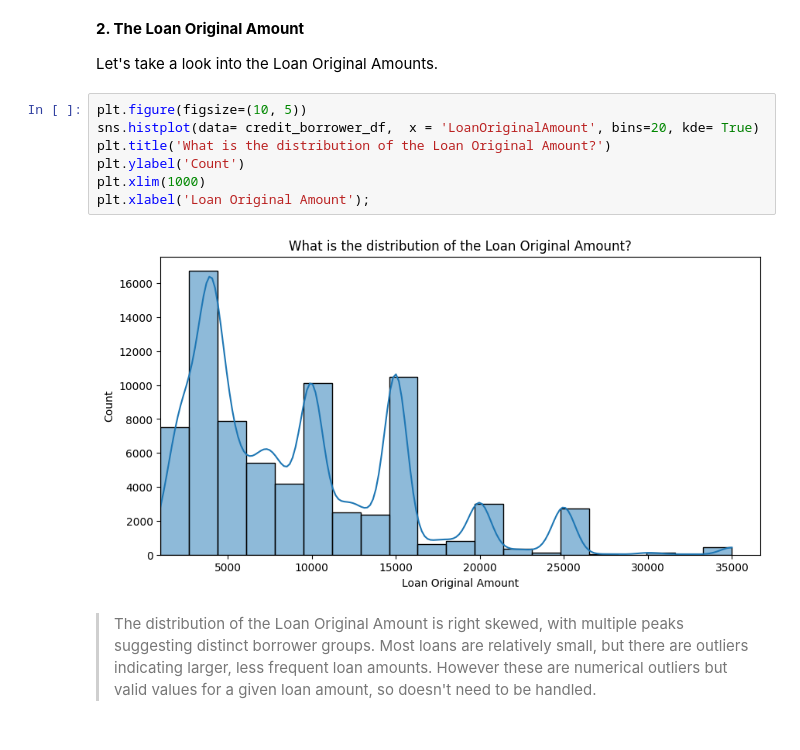
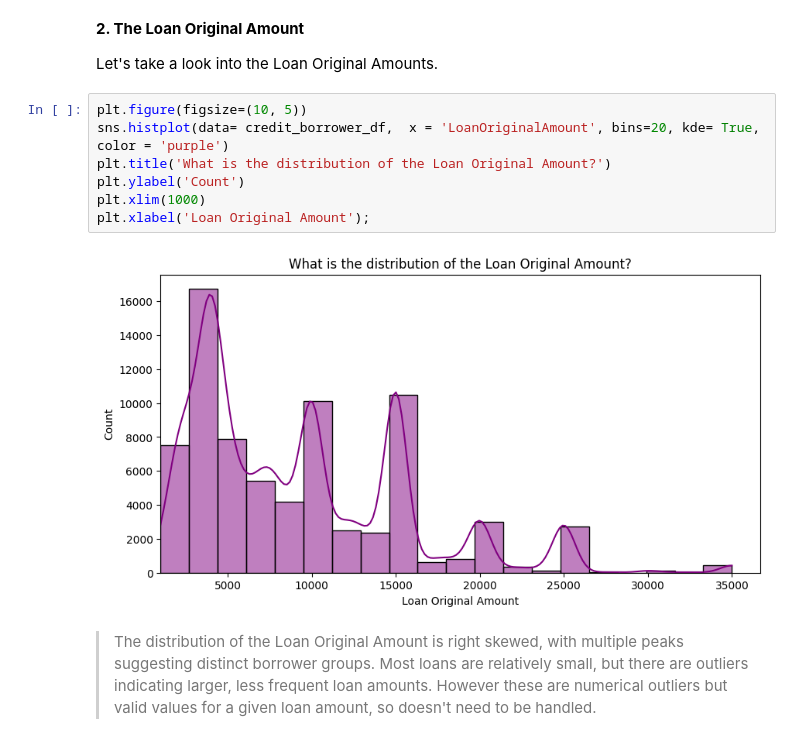
Before and after one commit to sondosaabed/Prosper-Loan-Analysis, a Jupyter notebook: Part_I_exploration.ipynb, the cells around one changed output. Drawn from its saved outputs; the diff is of its cells as text.

```diff
--- a/Part_I_exploration.ipynb
+++ b/Part_I_exploration.ipynb
@@ -510,13 +509,13 @@ plt.title('What are the distribution of the Loan Statuses?');
 Let's take a look into the Loan Original Amounts.
 # %%
 plt.figure(figsize=(10, 5))
-sns.histplot(data= credit_borrower_df,  x = 'LoanOriginalAmount', bins=20, kde= True)
+sns.histplot(data= credit_borrower_df,  x = 'LoanOriginalAmount', bins=20, kde= True, color = 'purple')
 plt.title('What is the distribution of the Loan Original Amount?')
 plt.ylabel('Count')
 plt.xlim(1000)
 plt.xlabel('Loan Original Amount');
 # %% [output]
-[figure, old version]
+[figure, new version]
 # %% [markdown]
 > The distribution of the Loan Original Amount is right skewed, with multiple peaks suggesting distinct borrower groups. Most loans are relatively small, but there are outliers indicating larger, less frequent loan amounts. However these are numerical outliers but valid values for a given loan amount, so doesn't need to be handled.
 # %% [markdown]
```
Also changed, not shown: parts of 9 cells of this notebook.
